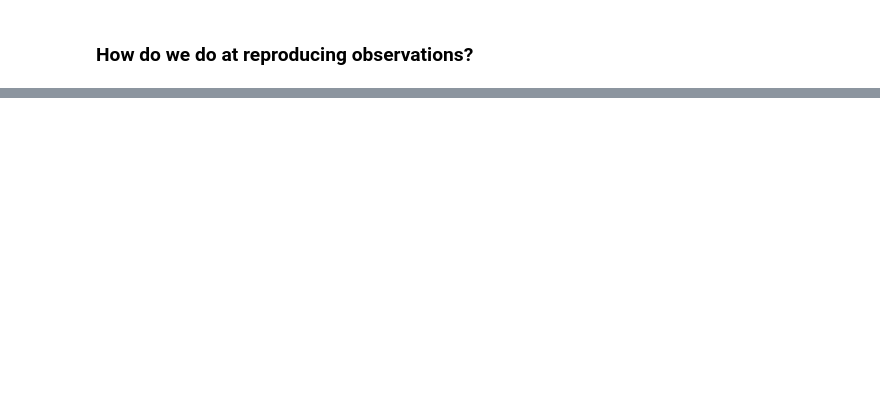
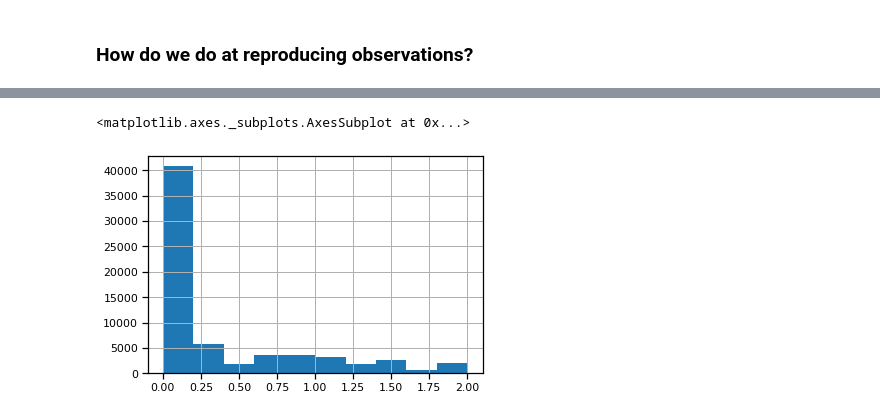
Before and after one commit to mwalmsley/agnfinder, a Jupyter notebook: notebooks/fitting_real_galaxies/results_on_uk_ir_selection.ipynb, the cells around one changed output, grey strips where cells are left out. Saved outputs shown, nothing was run; the diff lists cells and outputs as text; code cells hidden in the pictures; blank space fills up the shorter version.

```diff
--- a/notebooks/fitting_real_galaxies/results_on_uk_ir_selection.ipynb
+++ b/notebooks/fitting_real_galaxies/results_on_uk_ir_selection.ipynb
@@ -184,0 +239,28 @@ for ax_n, ax in enumerate(axes):
+# %%
+from agnfinder import simulation_utils
+from collections import OrderedDict
+
+# a bit hacky - log* keys will be 10 ** within simulator function below
+free_params = OrderedDict({
+    'log_mass': [8, 12],
+    'dust2': [0., 2.],  # not age of universe, as mistakenly done before...
+    'tage': [0.001, 13.8],  # not 0->2, as mistakenly done before...might consider bringing the bounds a bit tighter
+    'log_tau': [np.log10(.1), np.log10(30)],  # careful, this is log prior! >2, has very little effect
+    'log_agn_mass': [-7, np.log10(15)],  # i.e. from 10**-7 to 15 (not 10**15!)
+    'agn_eb_v': [0., 0.5],
+    'log_agn_torus_mass': [-7, np.log10(15)]
+})
+param_dim = len(free_params.keys())
+# %%
+for galaxy in galaxies:
+    galaxy['denormalised_samples'] = simulation_utils.denormalise_hypercube(galaxy['samples'], free_params)
+# %%
+data = []
+for galaxy in galaxies:
+        temp_df = pd.DataFrame(galaxy['denormalised_samples'], columns=params)
+        temp_df['rf_class'] = galaxy['rf_class']
+        data.append(temp_df)
+raw_df = pd.concat(data).reset_index()
+del data
+# %%
+df = raw_df
@@ -184,0 +280,5 @@ for ax_n, ax in enumerate(axes):
+# %%
+df['dust2'].hist()
+# %% [output]
+<matplotlib.axes._subplots.AxesSubplot at 0x...>
+[figure, added]
```
Also changed, not shown: parts of 29 cells of this notebook, 2 other files.
